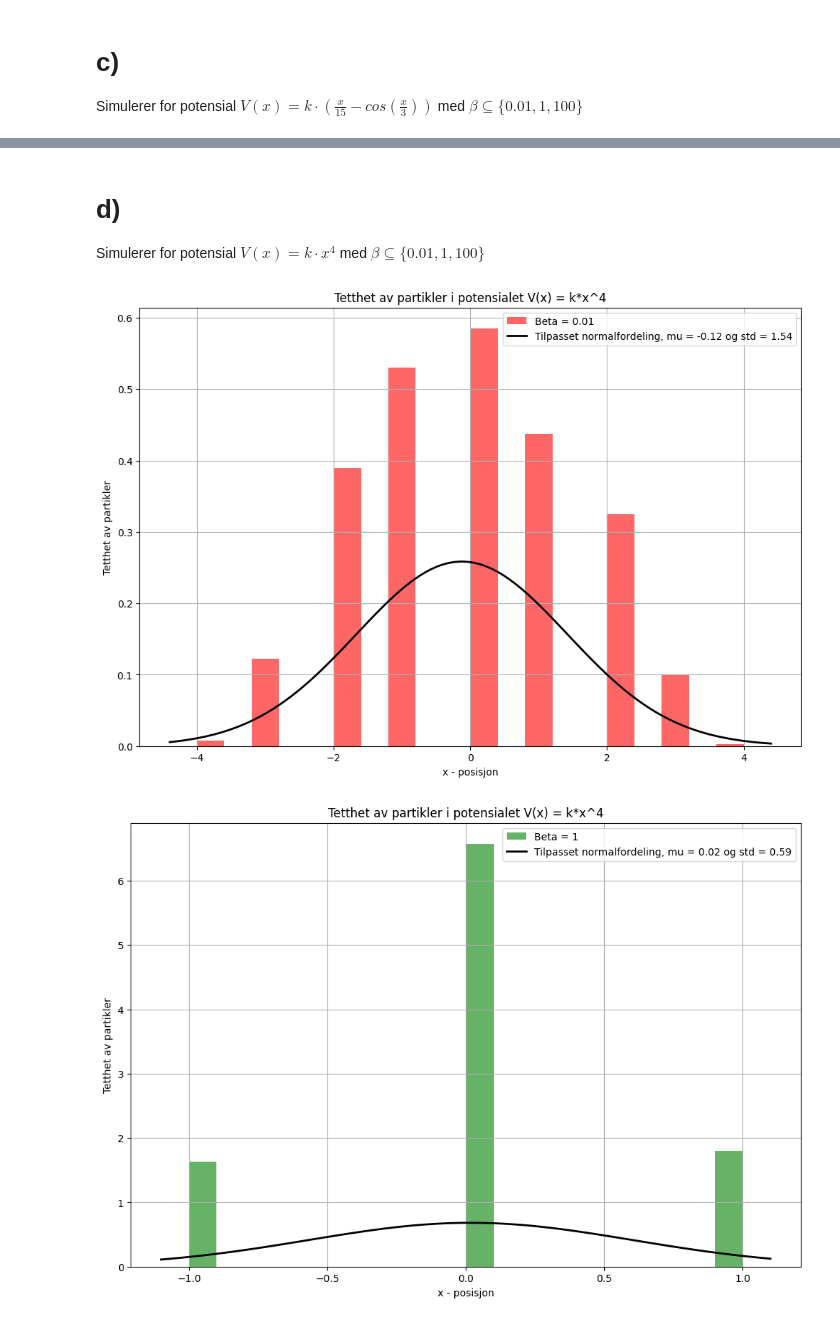
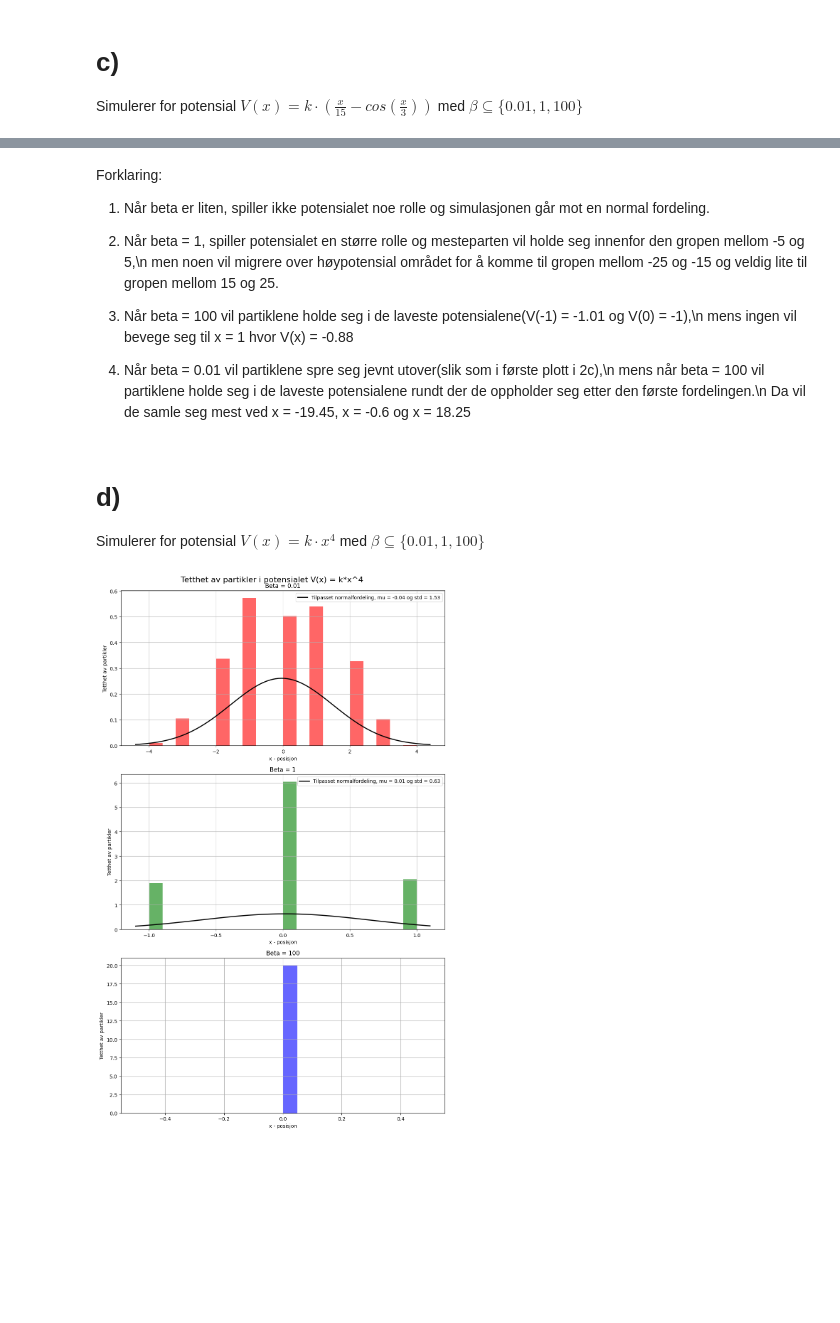
Before and after one commit to marieke-vaske/VitBer-BioFys, a Jupyter notebook: Prosjekt - oppgave 2.ipynb, the cells around one changed output, grey strips where cells are left out. Saved outputs shown, nothing was run; the diff lists cells and outputs as text; code cells hidden in the pictures; blank space fills up the shorter version.

```diff
--- a/Prosjekt - oppgave 2.ipynb
+++ b/Prosjekt - oppgave 2.ipynb
@@ -7,10 +7,6 @@ import numpy as np
 import matplotlib.pyplot as plt
 import scipy
 import random
-
-#Setter opp plotteparametere
-plt.rcParams['figure.figsize'] = [12, 8]  # Width, Height in inches
-
 
 # Uniformt potensial
 k = 1
@@ -173,37 +163,49 @@ Når beta = 0.01 vil partiklene spre seg jevnt utover(slik som i første plott i
+# %% [markdown]
+Forklaring:
+1) Når beta er liten, spiller ikke potensialet noe rolle og simulasjonen går mot en normal fordeling.
+
+2) Når beta = 1, spiller potensialet en større rolle og mesteparten vil holde seg innenfor den gropen mellom -5 og 5,\n men noen vil migrere over høypotensial området for å komme til gropen mellom -25 og -15 og veldig lite til gropen mellom 15 og 25.
+
+3) Når beta = 100 vil partiklene holde seg i de laveste potensialene(V(-1) = -1.01 og V(0) = -1),\n mens ingen vil bevege seg til x = 1 hvor V(x) = -0.88
+
+4) Når beta = 0.01 vil partiklene spre seg jevnt utover(slik som i første plott i 2c),\n mens når beta = 100 vil partiklene holde seg i de laveste potensialene rundt der de oppholder seg etter den første fordelingen.\n Da vil de samle seg mest ved x = -19.45, x = -0.6 og x = 18.25
 # %% [markdown]
 # d)
 Simulerer for potensial $V(x) = k\cdot x^4$ med $\beta \subseteq \{0.01, 1, 100\}$
 # %%
 def V(x):
     return k*x**4
 
-for beta, color in zip([0.01, 1], ['r', 'g']):
+fig, ax = plt.subplots(3, 1, figsize=(10, 16))
+for i, beta, color in zip(range(2), [0.01, 1], ['r', 'g']):
     particles4 = sim()
     mu, std = scipy.stats.norm.fit(particles4)
-    plt.hist(particles4, bins=bin_size, density=True, alpha=0.6, color=color, label=f"Beta = {(beta)}")
+    ax[i].hist(particles4, bins=bin_size, density=True, alpha=0.6, color=color)
 
-    xmin, xmax = plt.xlim()
+    xmin, xmax = ax[i].get_xlim()
     x = np.linspace(xmin, xmax, 100)
     p = scipy.stats.norm.pdf(x, mu, std)
-    plt.plot(x, p, 'k', linewidth=2, label=f"Tilpasset normalfordeling, mu = {mu:.2f} og std = {std:.2f}")
-    plt.xlabel("x - posisjon")
-    plt.ylabel("Tetthet av partikler")
-    plt.title("Tetthet av partikler i potensialet V(x) = k*x^4")
-    plt.grid()
-    plt.legend()
-    plt.show()
+    ax[i].plot(x, p, 'k', linewidth=2, label=f"Tilpasset normalfordeling, mu = {mu:.2f} og std = {std:.2f}")
+    ax[i].set_xlabel("x - posisjon")
+    ax[i].set_ylabel("Tetthet av partikler")
+    ax[i].set_title(f"Beta = {beta}")
+    ax[i].grid()
+    ax[i].legend()
+
 
 #For beta = 100 blir normalfordelingen en dirac delta funksjon
 beta = 100
 particles4 = sim()
 mu, std = scipy.stats.norm.fit(particles4)
-plt.hist(particles4, bins=bin_size, density=True, alpha=0.6, color=color, label=f"Tilpasset normalfordeling, mu = {mu:.2f} og std = {std:.2f}")
-plt.xlabel("x - posisjon")
-plt.ylabel("Tetthet av partikler")
-plt.title("Tetthet av partikler i potensialet V(x) = k*x^4")
-plt.grid()
-plt.legend()
+xmin, xmax = ax[2].get_xlim()
+ax[2].hist(particles4, bins=bin_size, density=True, alpha=0.6, color='b')
+ax[2].set_xlabel("x - posisjon")
+ax[2].set_ylabel("Tetthet av partikler")
+ax[2].set_title(f"Beta = {beta}")
+ax[2].grid()
+
+fig.suptitle("Tetthet av partikler i potensialet V(x) = k*x^4", fontsize=16)
+plt.tight_layout()
 plt.show()
 # %% [output]
-[figure, old version]
+[figure, new version]
-[figure, removed]
```
Also changed, not shown: parts of 6 cells of this notebook.
